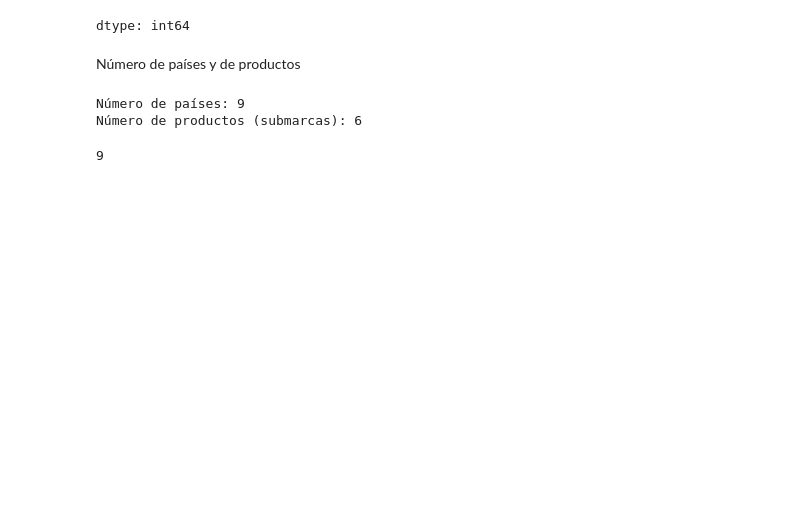
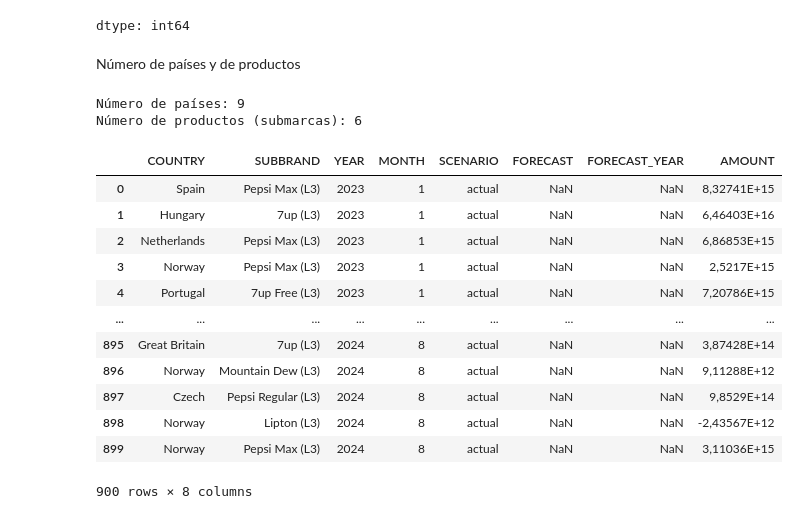
Before and after one commit to claudiaesnarrizaga/UFV-visualizacion, a Jupyter notebook: EJERCICIOS CLASE/EJERCICIO_VENTAS.ipynb, the cells around one changed output. Saved outputs shown, nothing was run; the diff lists cells and outputs as text; code cells hidden in the pictures; blank space fills up the shorter version.

```diff
--- a/EJERCICIOS CLASE/EJERCICIO_VENTAS.ipynb
+++ b/EJERCICIOS CLASE/EJERCICIO_VENTAS.ipynb
@@ -77,12 +80,19 @@ Número de productos (submarcas): 6
 # %%
 # Filtrar por los valores 'Actual' en la columna SCENARIO
 actuals = df[df['SCENARIO'] == 'actual']
-
-# Obtener la fecha más pequeña (mínima) y más grande (máxima)
-min_date = actuals[['YEAR', 'MONTH']].min()
-max_date = actuals[['YEAR', 'MONTH']].max()
-
-# Mostrar resultados
-print(f"Los datos reales (actuals) van desde {min_date['MONTH']}/{min_date['YEAR']} hasta {max_date['MONTH']}/{max_date['YEAR']}.")
+actuals_ordenado = actuals.sort_values(by=['YEAR', 'MONTH']).reset_index(drop=True)
+actuals_ordenado
 # %% [output]
+|  | COUNTRY | SUBBRAND | YEAR | MONTH | SCENARIO | FORECAST | FORECAST_YEAR | AMOUNT |
+| 0 | Spain | Pepsi Max (L3) | 2023 | 1 | actual | NaN | NaN | 8,32741E+15 |
+| 1 | Hungary | 7up (L3) | 2023 | 1 | actual | NaN | NaN | 6,46403E+16 |
+| 2 | Netherlands | Pepsi Max (L3) | 2023 | 1 | actual | NaN | NaN | 6,86853E+15 |
+| 3 | Norway | Pepsi Max (L3) | 2023 | 1 | actual | NaN | NaN | 2,5217E+15 |
+| 4 | Portugal | 7up Free (L3) | 2023 | 1 | actual | NaN | NaN | 7,20786E+15 |
+| ... | ... | ... | ... | ... | ... | ... | ... | ... |
+| 895 | Great Britain | 7up (L3) | 2024 | 8 | actual | NaN | NaN | 3,87428E+14 |
+| 896 | Norway | Mountain Dew (L3) | 2024 | 8 | actual | NaN | NaN | 9,11288E+12 |
+| 897 | Czech | Pepsi Regular (L3) | 2024 | 8 | actual | NaN | NaN | 9,8529E+14 |
+| 898 | Norway | Lipton (L3) | 2024 | 8 | actual | NaN | NaN | -2,43567E+12 |
+| 899 | Norway | Pepsi Max (L3) | 2024 | 8 | actual | NaN | NaN | 3,11036E+15 |
-9
+900 rows × 8 columns
```
Also changed, not shown: parts of 7 cells of this notebook.
